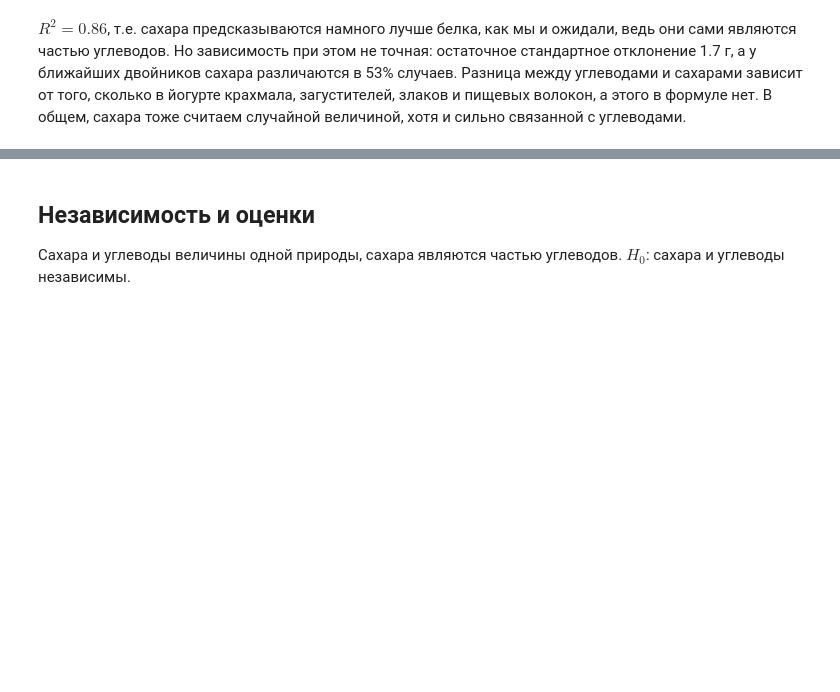
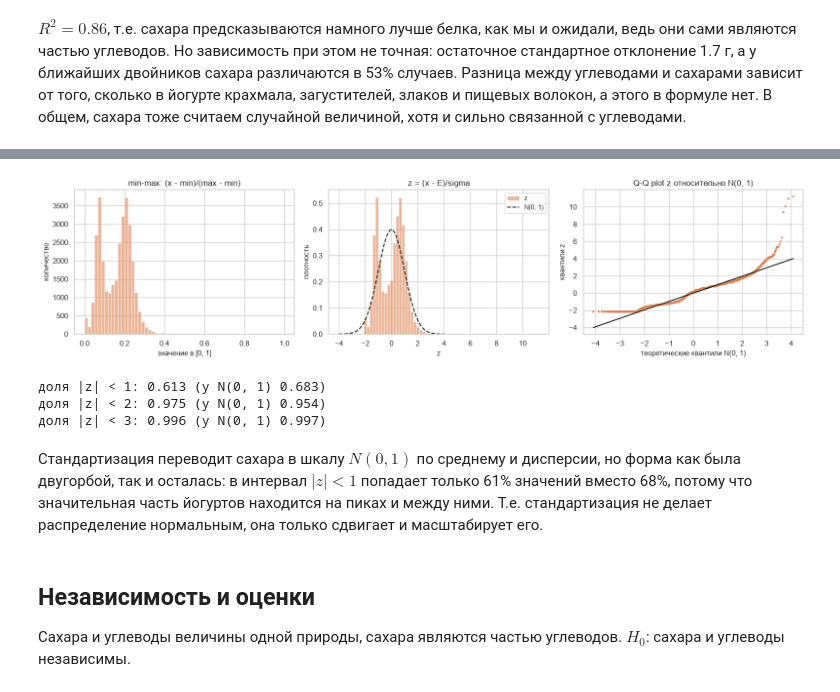
Before and after one commit to zenaseraga-star/stat_lab1, a Jupyter notebook: Lab01.ipynb, the cells around one changed output, grey strips where cells are left out. Cells and saved outputs as stored; diff of their text form; code cells hidden in the pictures; blank space fills up the shorter version.

```diff
--- a/Lab01.ipynb
+++ b/Lab01.ipynb
@@ -397,3 +522,14 @@ $R^2 = 0.86$, т.е. сахара предсказываются намного
+# %%
+z_s = lu.normalize_plots(x, 'sugars_100g', log=False)
+for k, ref in [(1, 0.683), (2, 0.954), (3, 0.997)]:
+    print(f'доля |z| < {k}: {np.mean(np.abs(z_s) < k):.3f} (у N(0, 1) {ref})')
+# %% [output]
+[figure, added]
+доля |z| < 1: 0.613 (у N(0, 1) 0.683)
+доля |z| < 2: 0.975 (у N(0, 1) 0.954)
+доля |z| < 3: 0.996 (у N(0, 1) 0.997)
+# %% [markdown]
+Стандартизация переводит сахара в шкалу $N(0, 1)$ по среднему и дисперсии, но форма как была двугорбой, так и осталась: в интервал $|z| < 1$ попадает только 61% значений вместо 68%, потому что значительная часть йогуртов находится на пиках и между ними. Т.е. стандартизация не делает распределение нормальным, она только сдвигает и масштабирует его.
 # %% [markdown]
 ## Независимость и оценки
 
```
Also changed, not shown: parts of 27 cells of this notebook.
